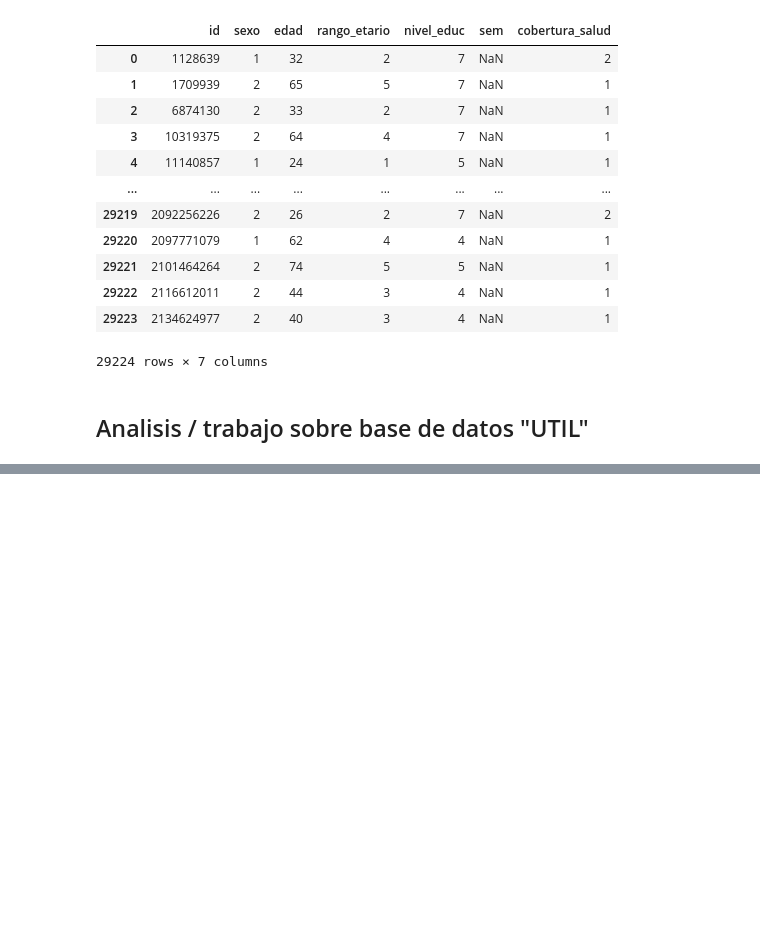
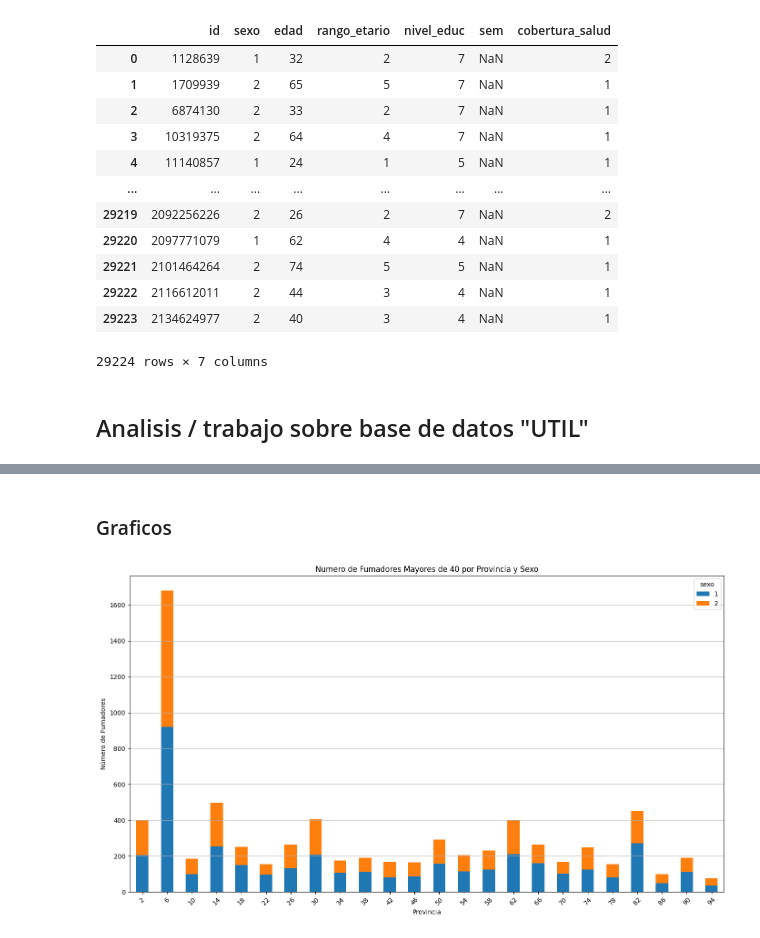
Before and after one commit to Data-Science-YPF/factores_riesgo, a Jupyter notebook: analisisBD.ipynb, the cells around one changed output, grey strips where cells are left out. Saved outputs shown, nothing was run; the diff lists cells and outputs as text; code cells hidden in the pictures; blank space fills up the shorter version.

Commit message:
analisis exploratorio basico y un grafico

```diff
--- a/analisisBD.ipynb
+++ b/analisisBD.ipynb
@@ -586,7 +587,7 @@ En esta seccion:
 # %%
-# id+ubi+sgaf+tab+
-intentounion1 = ubicacion.merge(caract_encuest, on= 'id', how='left').merge(salud_y_af, on='id', how='left').merge(tabaquismo, on='id',how='left')
-intentounion1.head()
+# Uno las tablas limpias en 1 dataset (id+ubi+caract+sgaf+tab+col+calch)
+bdfriesgo = ubicacion.merge(caract_encuest, on= 'id', how='left').merge(salud_y_af, on='id', how='left').merge(tabaquismo, on='id',how='left').merge(colesterol, on='id',how='left').merge(consumo_alcohol, on='id', how='left')
+bdfriesgo.head()
 #sirve
 # %% [output]
 |  | id | cod_provincia | region | tamanio_aglomerado | aglomerado | localidades_150 | submuestra | sexo | ... |
@@ -602,0 +628,21 @@ Graficos
+# %% [markdown]
+### Graficos
+# %%
+# Busco los mayores de 40 , que han fumado mas de 100 cigarrillos, por provincia
+mas40fumador = bdfriesgo[(bdfriesgo['edad'] >= 40) & (bdfriesgo['fumado_100_cigarrillos'] == 1)]
+# agrupamos por provincia y sexo y contamos las id
+mas40fumador_agrupado = mas40fumador.groupby(['cod_provincia', 'sexo']).size().reset_index(name='count')
+# pivoteamos la tabla
+pivot_tabla = mas40fumador_agrupado.pivot_table(index='cod_provincia', columns='sexo', values='count', fill_value=0)
+# %%
+# Graficamos
+pivot_tabla.plot(kind='bar', figsize=(14, 8), stacked=True)
+plt.title('Numero de Fumadores Mayores de 40 por Provincia y Sexo')
+plt.xlabel('Provincia')
+plt.ylabel('Número de Fumadores')
+plt.xticks(rotation=45)
+plt.grid(axis='y')
+plt.tight_layout()
+plt.show()
+# %% [output]
+[figure, added]
```
Also changed, not shown: parts of 10 cells of this notebook.
